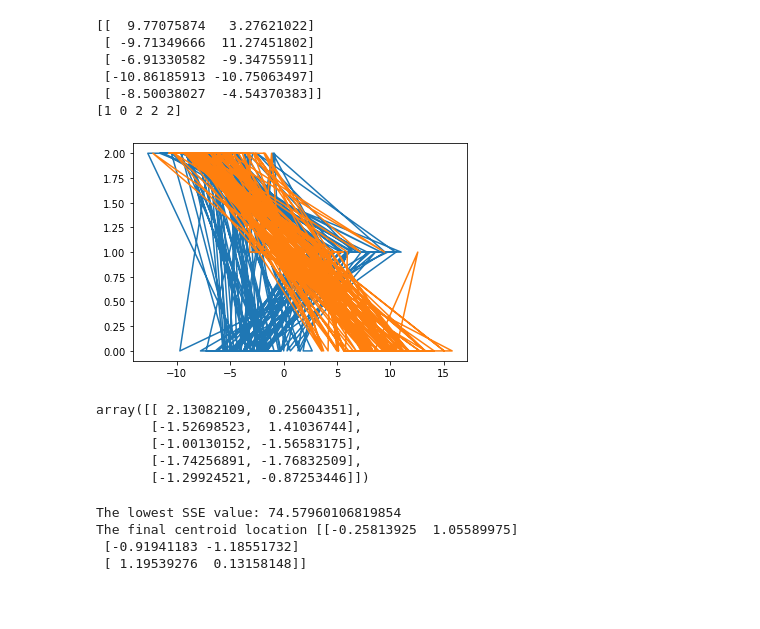
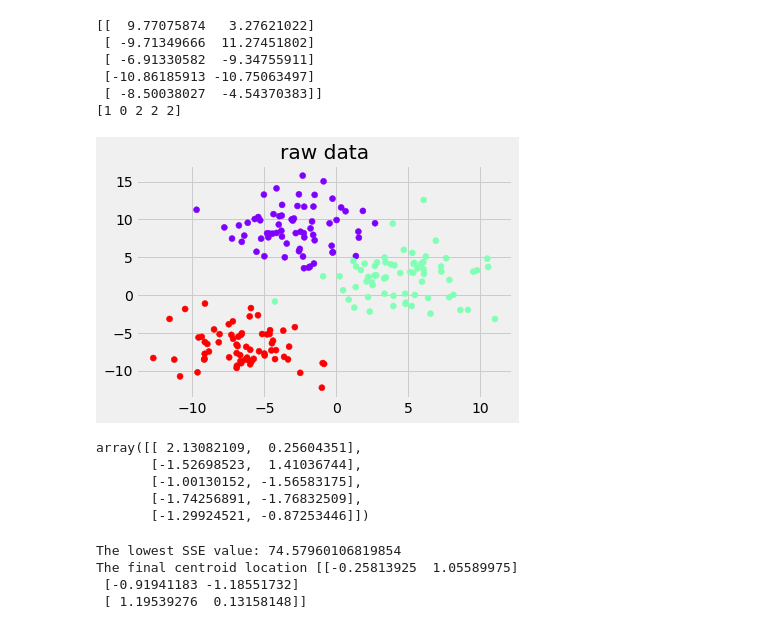
Before and after one commit to emma1119/Airbnb---Exporatory-Data-Analysis-for-Hawaii-Airbnb-Rentals-Using-Python, a Jupyter notebook: IMDb - Movie Recommendation using K-Means.ipynb, the cells around one changed output. Saved outputs shown, nothing was run; the diff lists cells and outputs as text; code cells hidden in the pictures; blank space fills up the shorter version.

```diff
--- a/IMDb - Movie Recommendation using K-Means.ipynb
+++ b/IMDb - Movie Recommendation using K-Means.ipynb
@@ -35,32 +39,33 @@ from sklearn.preprocessing import StandardScaler
 # %%
 #Question: Given our movies data set, what are the 5 most similar movies to a movie query?
 
 #prepare the data
 features, true_labels = make_blobs(n_samples=200,
                                     centers=3,
                                     cluster_std=2.75,
                                     random_state=42)
 #view the data
 print(features[:5])
 
 print(true_labels[:5])
 
-plt.plot(features,true_labels)
+plt.title("raw data")
+plt.scatter(features[:,0],features[:,1], c=true_labels,cmap='rainbow')
 plt.show()
 
 #feature scaling to preprocess the data
 scaler = StandardScaler()
 scaled_features=scaler.fit_transform(features)
 
 scaled_features[:5]
 # %% [output]
 [[  9.77075874   3.27621022]
  [ -9.71349666  11.27451802]
  [ -6.91330582  -9.34755911]
  [-10.86185913 -10.75063497]
  [ -8.50038027  -4.54370383]]
 [1 0 2 2 2]
-[figure, old version]
+[figure, new version]
 array([[ 2.13082109,  0.25604351],
        [-1.52698523,  1.41036744],
        [-1.00130152, -1.56583175],
```
Also changed, not shown: parts of 9 cells of this notebook.
